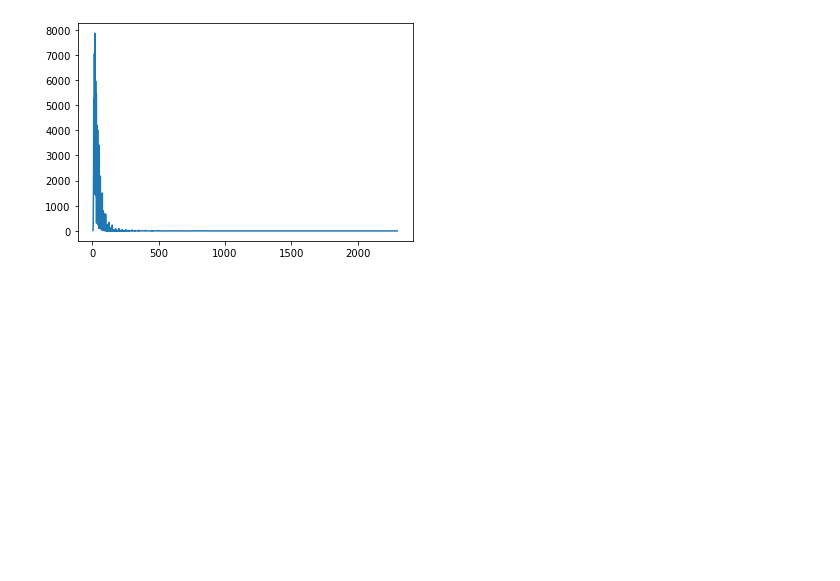
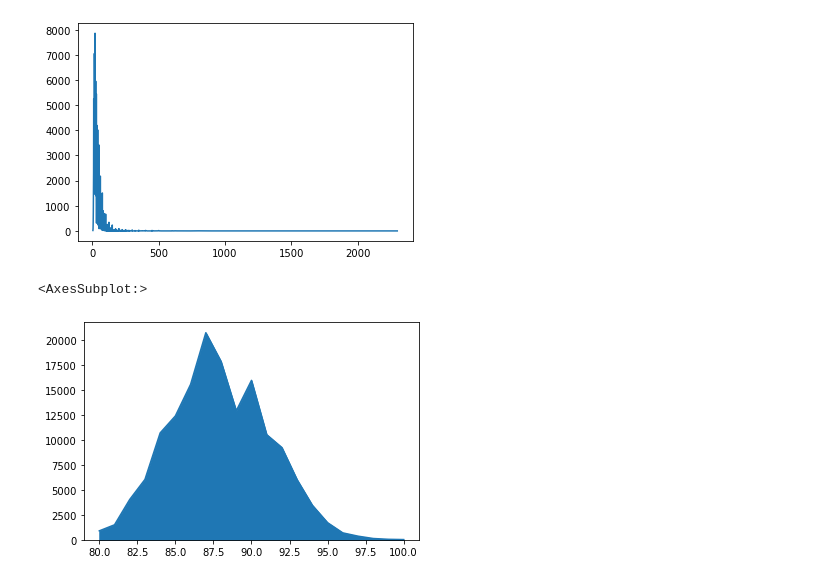
Before and after one commit to aryasoni98/Matplotlib-Graph, a Jupyter notebook: bar_graph.ipynb, the cells around one changed output. Saved outputs shown, nothing was run; the diff lists cells and outputs as text; code cells hidden in the pictures; blank space fills up the shorter version.

Commit message:
Update Graph File

```diff
--- a/bar_graph.ipynb
+++ b/bar_graph.ipynb
@@ -31,3 +31,8 @@ df_original['price'].value_counts().sort_index().plot.line()
 # %% [output]
 <AxesSubplot:>
 [figure]
+# %%
+df_original['points'].value_counts().sort_index().plot.area()
+# %% [output]
+<AxesSubplot:>
+[figure, added]
```
